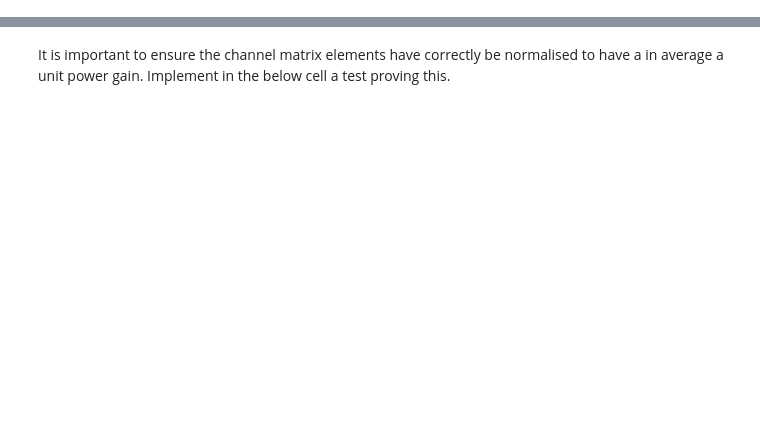
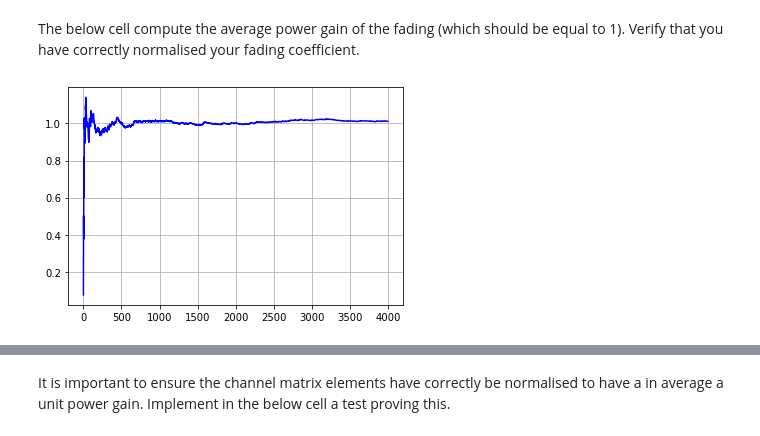
Before and after one commit to jeertmans/LELEC2796, a Jupyter notebook: project/Session-3.ipynb, the cells around one changed output, grey strips where cells are left out. Saved outputs shown, nothing was run; the diff lists cells and outputs as text; code cells hidden in the pictures; blank space fills up the shorter version.

Commit message:
Fading modelling added to session 3

```diff
--- a/project/Session-3.ipynb
+++ b/project/Session-3.ipynb
@@ -9,0 +36,27 @@ In this session, multi-antennas networks will be considered. This raises the cha
+# %%
+def SISO_fading() -> np.float:
+    """
+    Returns the fading coefficient $h$ from the Rayleigh fading model
+    """
+
+    h = (np.random.randn() + 1j * np.random.randn()) / np.sqrt(2)
+    return h
+# %% [markdown]
+The below cell compute the average power gain of the fading (which should be equal to 1). Verify that you have correctly normalised your fading coefficient.
+# %%
+# Check that the Rayleigh variables have been correctly normalised.
+N_draw = 4000
+realisations = np.zeros(N_draw)
+
+for n in range(N_draw):
+    fading = SISO_fading()
+    realisations[n] = np.square(np.abs(fading))
+
+# Draw how the average converges to 1
+increasing_av = np.cumsum(realisations) / np.arange(1, N_draw + 1)
+
+plt.figure()
+plt.plot(increasing_av, "b")
+plt.grid()
+# %% [output]
+[figure, added]
```
Also changed, not shown: parts of 22 cells of this notebook, 1 other file.
